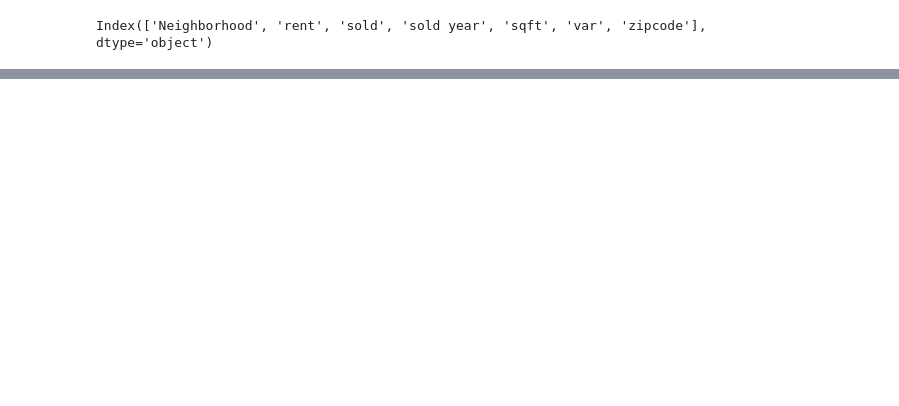
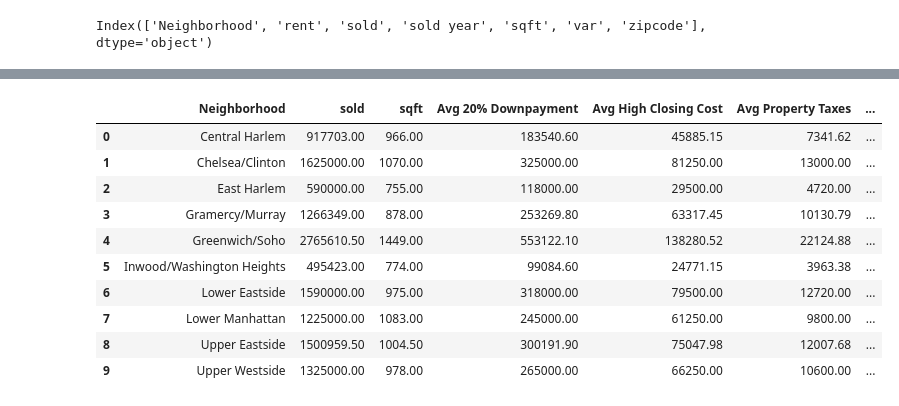
Before and after one commit to llessa13/project_titan, a Jupyter notebook: RentvSales.ipynb, the cells around one changed output, grey strips where cells are left out. Drawn from its saved outputs; the diff is of its cells as text; code cells hidden in the pictures; blank space fills up the shorter version.

```diff
--- a/RentvSales.ipynb
+++ b/RentvSales.ipynb
@@ -241,0 +113,55 @@ clean_df.columns
+# %%
+one_df = one_df[["Neighborhood","sold", "sqft"]]
+two_df = two_df[["Neighborhood","sold", "sqft"]]
+# %%
+one_df["Avg 20% Downpayment"] = one_df["sold"]*.2
+two_df["Avg 20% Downpayment"] = two_df["sold"]*.2
+# https://www.zillow.com/mortgage-learning/closing-costs/
+one_df["Avg High Closing Cost"] = one_df["sold"]*.05
+two_df["Avg High Closing Cost"] = two_df["sold"]*.05
+# https://smartasset.com/taxes/new-york-property-tax-calculator#tanPCMyUa0
+one_df["Avg Property Taxes"] = one_df["sold"]*.008
+two_df["Avg Property Taxes"] = two_df["sold"]*.008
+# https://www.insurance.com/new-york-homeowners-insurance
+avg_property_insurance = 1595
+avg_maintenance = 1500
+
+year15 = 15 *12
+year30 = 30 *12
+year15_rate = 3.95/100/12
+year30_rate = 4.5/100/12
+
+one_df["15 Years Monthly Mortgage"] = (one_df["sold"] * .8) * (year15_rate * (1 +year15_rate)
+                                                                 ** year15) / ((1+year15_rate) ** year15 - 1)
+one_df["30 Years Monthly Mortgage"] = (one_df["sold"] * .8) * (year30_rate * (1 +year30_rate)
+                                                                 ** year30) / ((1+year30_rate) ** year30 - 1)
+two_df["15 Years Monthly Mortgage"] = (two_df["sold"] * .8) * (year15_rate * (1 +year15_rate)
+                                                                 ** year15) / ((1+year15_rate) ** year15 - 1)
+two_df["30 Years Monthly Mortgage"] = (two_df["sold"] * .8) * (year30_rate * (1 +year30_rate)
+                                                                 ** year30) / ((1+year30_rate) ** year30 - 1)
+# %%
+one_df = pd.merge(one_df, rent_df, on="Neighborhood", how="outer")
+two_df = pd.merge(two_df, rent_df, on="Neighborhood", how="outer")
+# %%
+one_net_operating_income = (one_df["rent"]*12) - (one_df["Avg Property Taxes"] + (avg_maintenance*12))
+one_purchase_price = one_df["sold"] + one_df["Avg High Closing Cost"]
+one_df["Annual Cap Rate"] = (one_net_operating_income/one_purchase_price) * 100
+
+one_annual_cash_flow = (one_df["rent"]-one_df["30 Years Monthly Mortgage"])*12
+one_total_invested = one_df["Avg 20% Downpayment"]+one_df["Avg High Closing Cost"]
+
+one_df["Cash on Cash Return"] = (one_annual_cash_flow/one_total_invested) * 100
+# %%
+one_df
+# %% [output]
+|  | Neighborhood | sold | sqft | Avg 20% Downpayment | Avg High Closing Cost | Avg Property Taxes | ... |
+| 0 | Central Harlem | 917703.00 | 966.00 | 183540.60 | 45885.15 | 7341.62 | ... |
+| 1 | Chelsea/Clinton | 1625000.00 | 1070.00 | 325000.00 | 81250.00 | 13000.00 | ... |
+| 2 | East Harlem | 590000.00 | 755.00 | 118000.00 | 29500.00 | 4720.00 | ... |
+| 3 | Gramercy/Murray | 1266349.00 | 878.00 | 253269.80 | 63317.45 | 10130.79 | ... |
+| 4 | Greenwich/Soho | 2765610.50 | 1449.00 | 553122.10 | 138280.52 | 22124.88 | ... |
+| 5 | Inwood/Washington Heights | 495423.00 | 774.00 | 99084.60 | 24771.15 | 3963.38 | ... |
+| 6 | Lower Eastside | 1590000.00 | 975.00 | 318000.00 | 79500.00 | 12720.00 | ... |
+| 7 | Lower Manhattan | 1225000.00 | 1083.00 | 245000.00 | 61250.00 | 9800.00 | ... |
+| 8 | Upper Eastside | 1500959.50 | 1004.50 | 300191.90 | 75047.98 | 12007.68 | ... |
+| 9 | Upper Westside | 1325000.00 | 978.00 | 265000.00 | 66250.00 | 10600.00 | ... |
```
Also changed, not shown: parts of 36 cells of this notebook, 5 other files.
